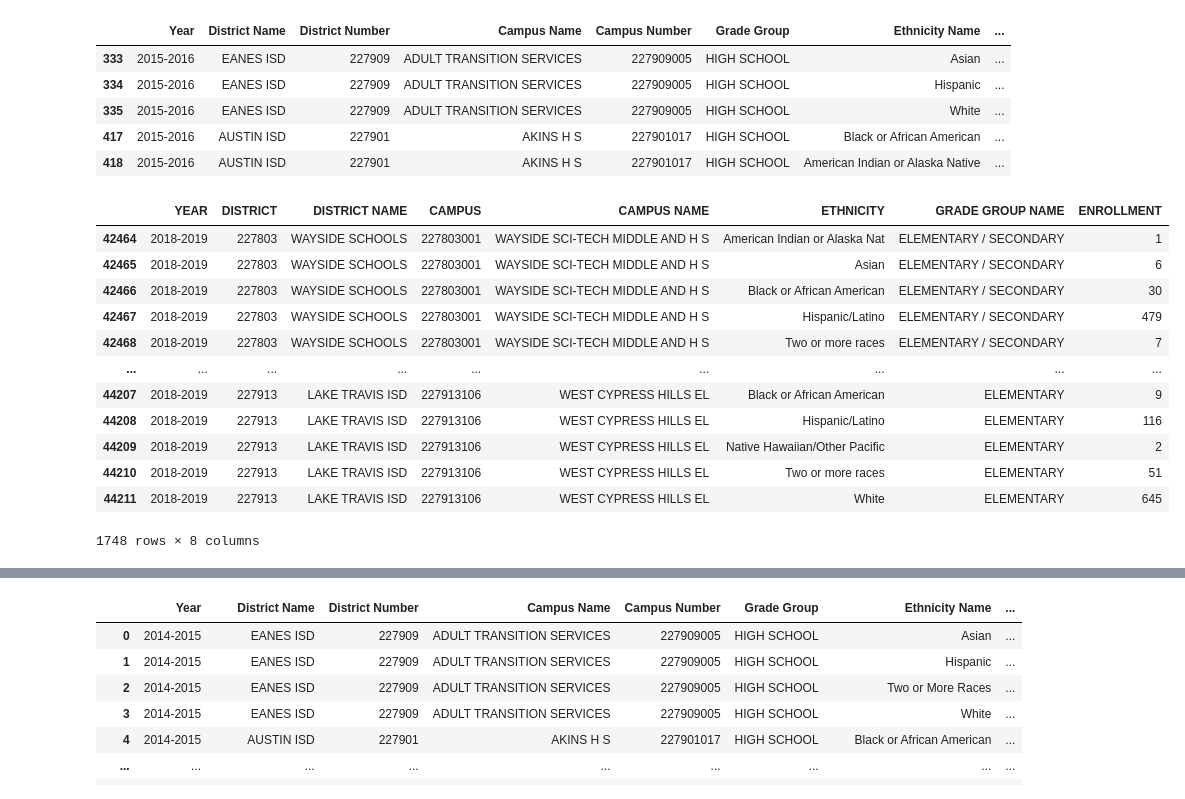
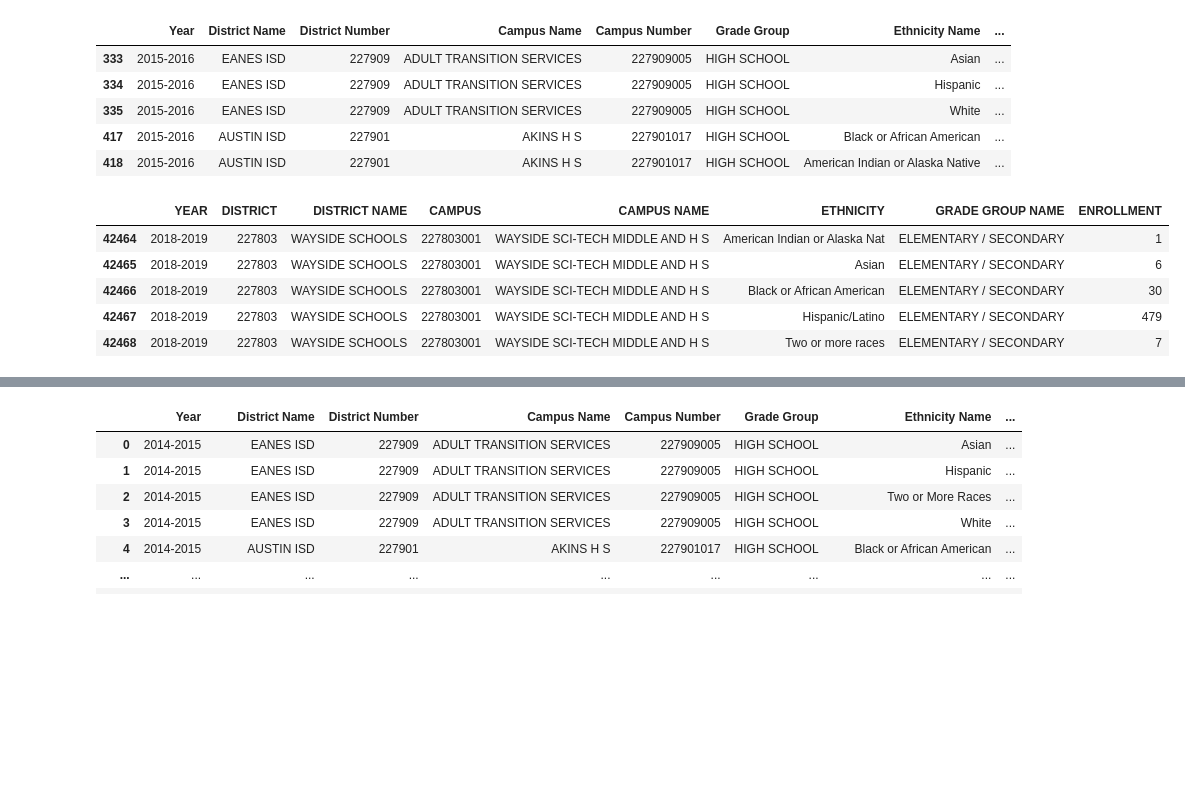
Before and after one commit to tpohl535/project_one_yellow_ninjas, a Jupyter notebook: Schools/ethnicity-acad-performance/schools-ethnicity.ipynb, the cells around one changed output, grey strips where cells are left out. Drawn from its saved outputs; the diff is of its cells as text; code cells hidden in the pictures; blank space fills up the shorter version.

```diff
--- a/Schools/ethnicity-acad-performance/schools-ethnicity.ipynb
+++ b/Schools/ethnicity-acad-performance/schools-ethnicity.ipynb
@@ -145,27 +145,20 @@ df_eth16_clean_travis.head()
 # %%
 # Displaying 5th dataframe for 2018-2019 ethnicity data also reveals differences compared to other years in column order, column names and fonts.
 
 # Filter each dataframes to display only Travis County ethnicity data.
 df_eth19_travis = df_eth19.loc[df_eth19["COUNTY NAME"] == "TRAVIS COUNTY"]
 
 # Drop Region and County columns after sorting.
 df_eth19_travis = df_eth19_travis.drop(df_eth19_travis.columns[[1, 2]], axis=1)
 
-df_eth19_travis
+df_eth19_travis.head()
 # %% [output]
 |  | YEAR | DISTRICT | DISTRICT NAME | CAMPUS | CAMPUS NAME | ETHNICITY | GRADE GROUP NAME | ENROLLMENT |
 | 42464 | 2018-2019 | 227803 | WAYSIDE SCHOOLS | 227803001 | WAYSIDE SCI-TECH MIDDLE AND H S | American Indian or Alaska Nat | ELEMENTARY / SECONDARY | 1 |
 | 42465 | 2018-2019 | 227803 | WAYSIDE SCHOOLS | 227803001 | WAYSIDE SCI-TECH MIDDLE AND H S | Asian | ELEMENTARY / SECONDARY | 6 |
 | 42466 | 2018-2019 | 227803 | WAYSIDE SCHOOLS | 227803001 | WAYSIDE SCI-TECH MIDDLE AND H S | Black or African American | ELEMENTARY / SECONDARY | 30 |
 | 42467 | 2018-2019 | 227803 | WAYSIDE SCHOOLS | 227803001 | WAYSIDE SCI-TECH MIDDLE AND H S | Hispanic/Latino | ELEMENTARY / SECONDARY | 479 |
 | 42468 | 2018-2019 | 227803 | WAYSIDE SCHOOLS | 227803001 | WAYSIDE SCI-TECH MIDDLE AND H S | Two or more races | ELEMENTARY / SECONDARY | 7 |
-| ... | ... | ... | ... | ... | ... | ... | ... | ... |
-| 44207 | 2018-2019 | 227913 | LAKE TRAVIS ISD | 227913106 | WEST CYPRESS HILLS EL | Black or African American | ELEMENTARY | 9 |
-| 44208 | 2018-2019 | 227913 | LAKE TRAVIS ISD | 227913106 | WEST CYPRESS HILLS EL | Hispanic/Latino | ELEMENTARY | 116 |
-| 44209 | 2018-2019 | 227913 | LAKE TRAVIS ISD | 227913106 | WEST CYPRESS HILLS EL | Native Hawaiian/Other Pacific | ELEMENTARY | 2 |
-| 44210 | 2018-2019 | 227913 | LAKE TRAVIS ISD | 227913106 | WEST CYPRESS HILLS EL | Two or more races | ELEMENTARY | 51 |
-| 44211 | 2018-2019 | 227913 | LAKE TRAVIS ISD | 227913106 | WEST CYPRESS HILLS EL | White | ELEMENTARY | 645 |
-1748 rows × 8 columns
 # %%
 # Change 2018-2019 Travis County ethnicity data column name and font to match other years.
 df_eth19_travis.columns = map(str.title, df_eth19_travis.columns)
```
Also changed, not shown: parts of 6 cells of this notebook, 1 other file.
